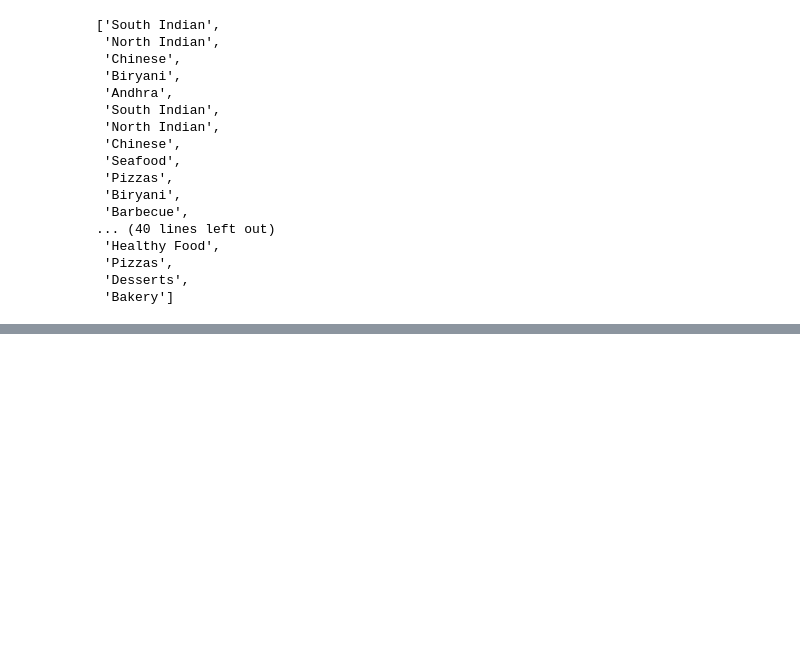
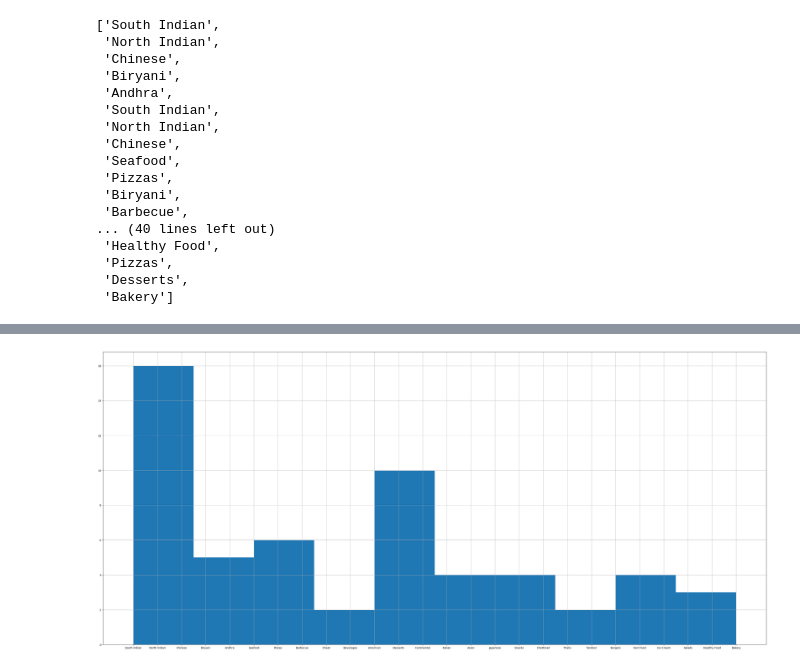
Before and after one commit to Vinayak-pawar/College, a Jupyter notebook: B9AI108 Programming for Data Analysis (B9AI108_2223_TMD1S)/Code/ca02.ipynb, the cells around one changed output, grey strips where cells are left out. Saved outputs shown, nothing was run; the diff lists cells and outputs as text; code cells hidden in the pictures; blank space fills up the shorter version.

```diff
--- a/B9AI108 Programming for Data Analysis (B9AI108_2223_TMD1S)/Code/ca02.ipynb
+++ b/B9AI108 Programming for Data Analysis (B9AI108_2223_TMD1S)/Code/ca02.ipynb
@@ -377,0 +384,9 @@ plt.show()
+# %%
+import matplotlib.pyplot as plt
+
+plt.figure(figsize=(45,20))
+plt.grid()
+plt.hist(city_bangalore)
+plt.savefig('Bangalore.png')
+# %% [output]
+[figure, added]
```
Also changed, not shown: parts of 22 cells of this notebook, 5 other files.
